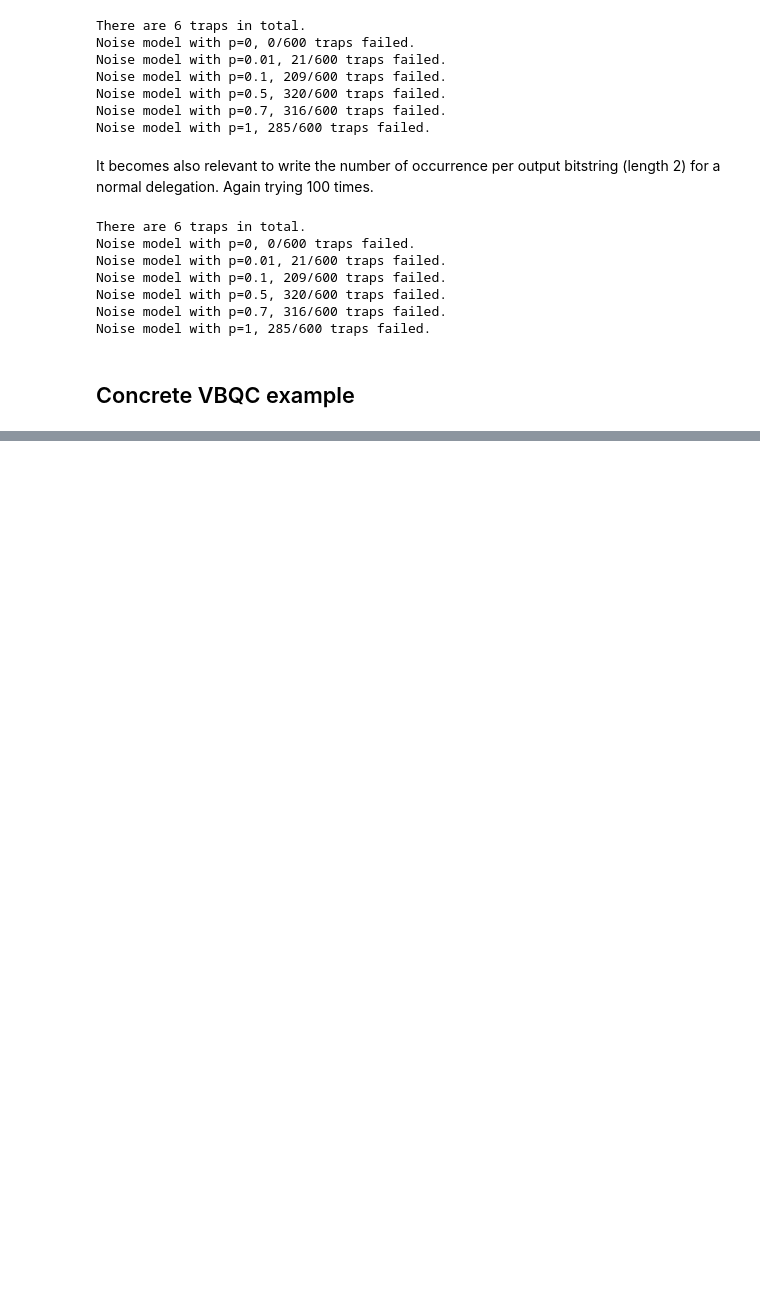
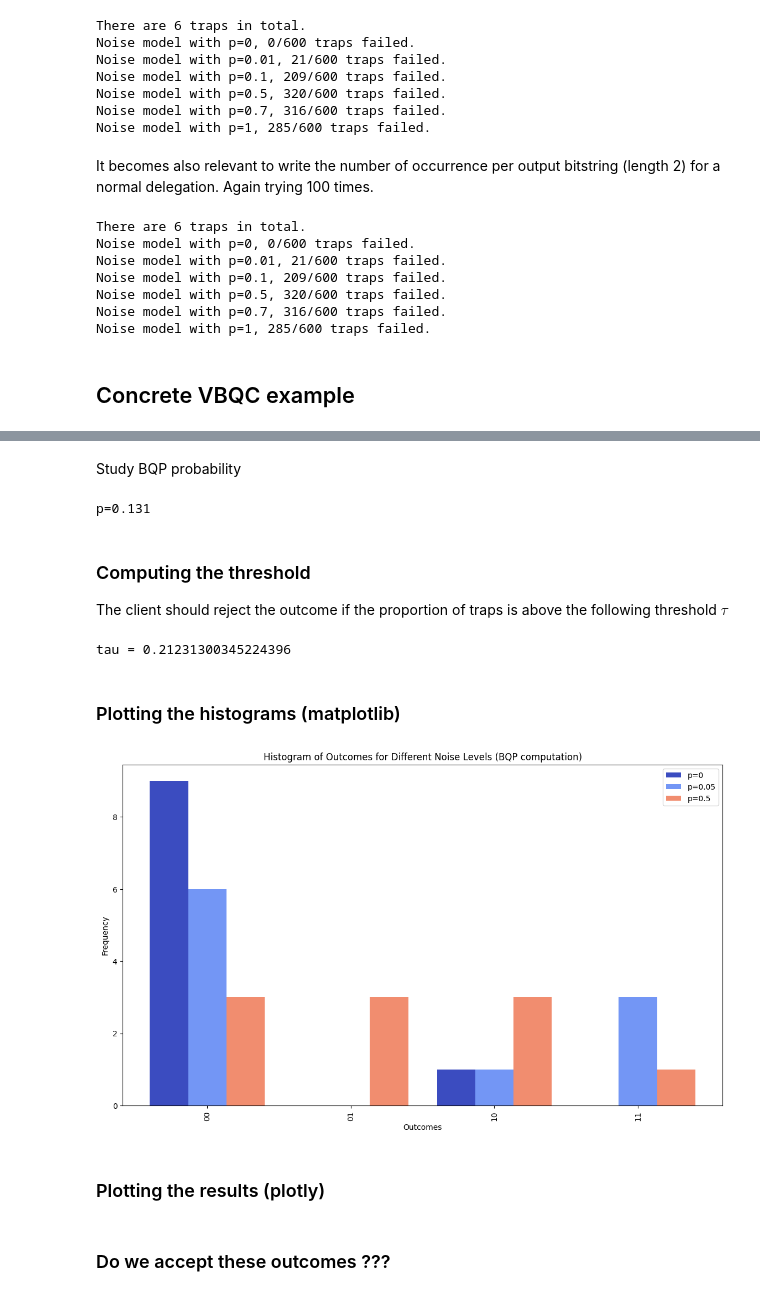
Before and after one commit to qat-inria/veriphix, a Jupyter notebook: VBQC_demo.ipynb, the cells around one changed output, grey strips where cells are left out. Drawn from its saved outputs; the diff is of its cells as text; code cells hidden in the pictures; blank space fills up the shorter version.

Commit message:
VBQC demo notebook, interactive plots using plotly

```diff
--- a/VBQC_demo.ipynb
+++ b/VBQC_demo.ipynb
@@ -201,0 +203,42 @@ Iterating 100 times with 100 computation rounds and 0 trap rounds.
+# %% [markdown]
+Study BQP probability
+# %%
+winning_outcome = max(all_histograms[0], key=all_histograms[0].get)
+total_rounds = d
+p = 1- all_histograms[0][winning_outcome]/total_rounds
+print(f"p={p}")
+# %% [output]
+p=0.131
+# %% [markdown]
+### Computing the threshold
+The client should reject the outcome if the proportion of traps is above the following threshold $\tau$
+# %%
+k=2
+threshold = (1/k)*(2*p-1)/(2*p-2)
+print(f"tau = {threshold}")
+# %% [output]
+tau = 0.21231300345224396
+# %% [markdown]
+### Plotting the histograms (matplotlib)
+# %%
+# Plotting side-by-side bars with heatmap colors
+x = np.arange(len(all_outcomes))  # X positions for outcomes
+bar_width = 0.8 / len(p_values)  # Dynamic bar width based on the number of p values
+
+plt.figure(figsize=(14, 8))
+
+for idx, (p, histogram) in enumerate(all_histograms.items()):
+    frequencies = [histogram.get(outcome, 0) for outcome in all_outcomes]
+    color = get_heatmap_color(p+0.1)  # Get color based on p value
+    plt.bar(x + idx * bar_width, frequencies, bar_width, color=color, label=f'p={p}')
+
+plt.xlabel('Outcomes')
+plt.ylabel('Frequency')
+plt.title('Histogram of Outcomes for Different Noise Levels (BQP computation)')
+plt.xticks(x + bar_width * (len(p_values) - 1) / 2, all_outcomes, rotation=90)
+plt.legend()
+plt.show()
+# %% [output]
+[figure, added]
+# %% [markdown]
+### Plotting the results (plotly)
@@ -201,0 +304,2 @@ Iterating 100 times with 100 computation rounds and 0 trap rounds.
+# %% [markdown]
+### Do we accept these outcomes ???
```
Also changed, not shown: parts of 5 cells of this notebook.
